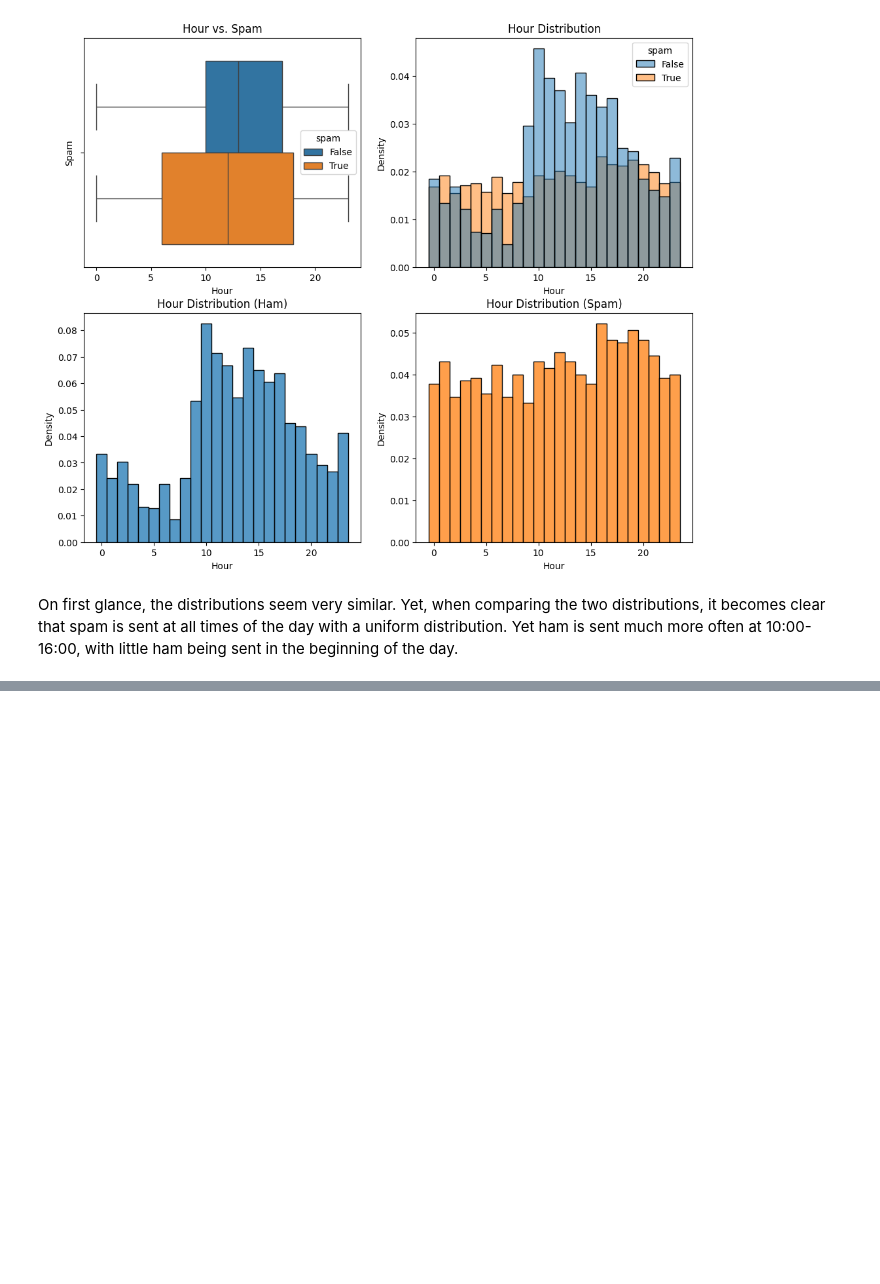
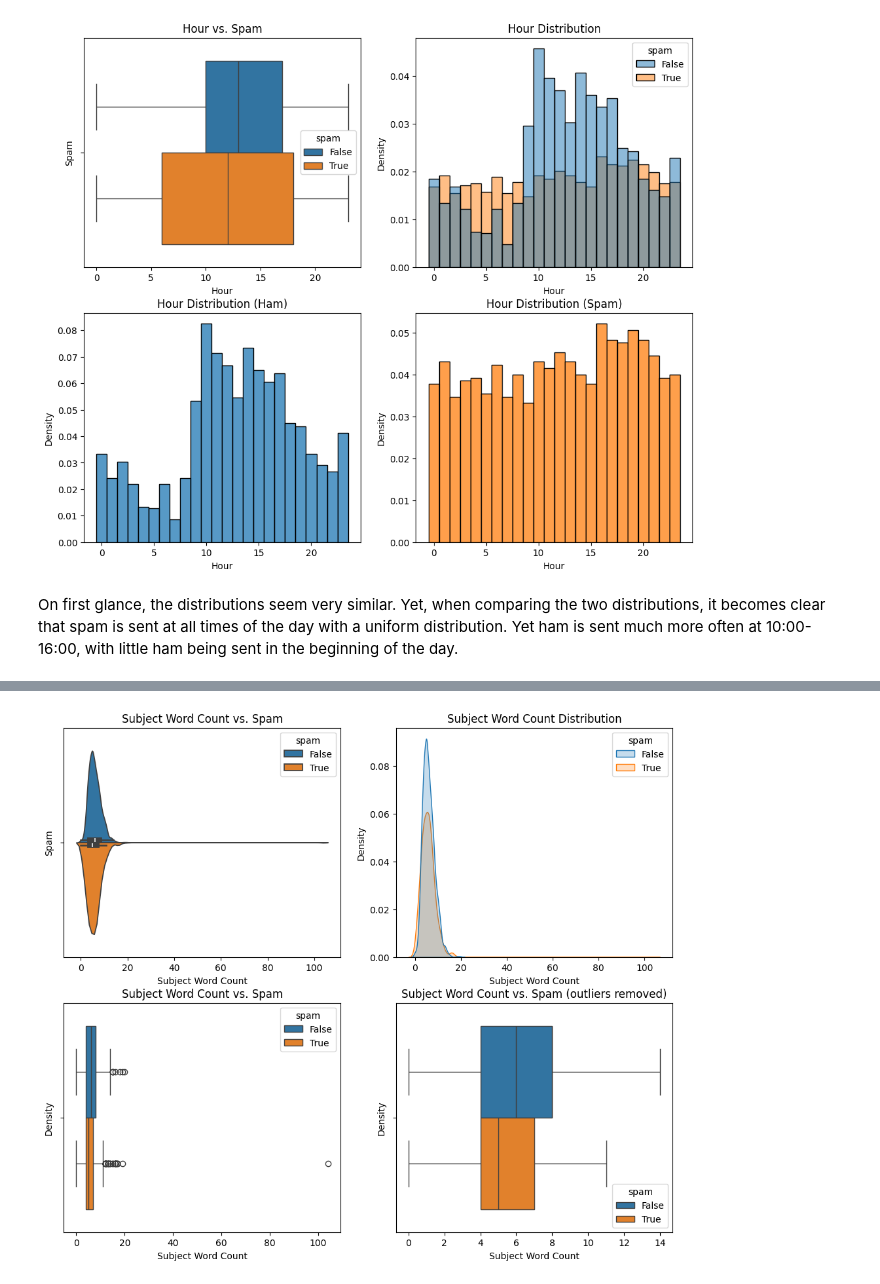
Before and after one commit to luisjaco/spam_classifier, a Jupyter notebook: exporatory_data_analysis.ipynb, the cells around one changed output, grey strips where cells are left out. Cells and saved outputs as stored; diff of their text form; code cells hidden in the pictures; blank space fills up the shorter version.

```diff
--- a/exporatory_data_analysis.ipynb
+++ b/exporatory_data_analysis.ipynb
@@ -268,0 +364,5 @@ sent much more often at 10:00-16:00, with little ham being sent in the beginning
+# %%
+# subject length
+plot_continuous('subject_len', 'Subject Word Count')
+# %% [output]
+[figure, added]
```
Also changed, not shown: parts of 23 cells of this notebook.
